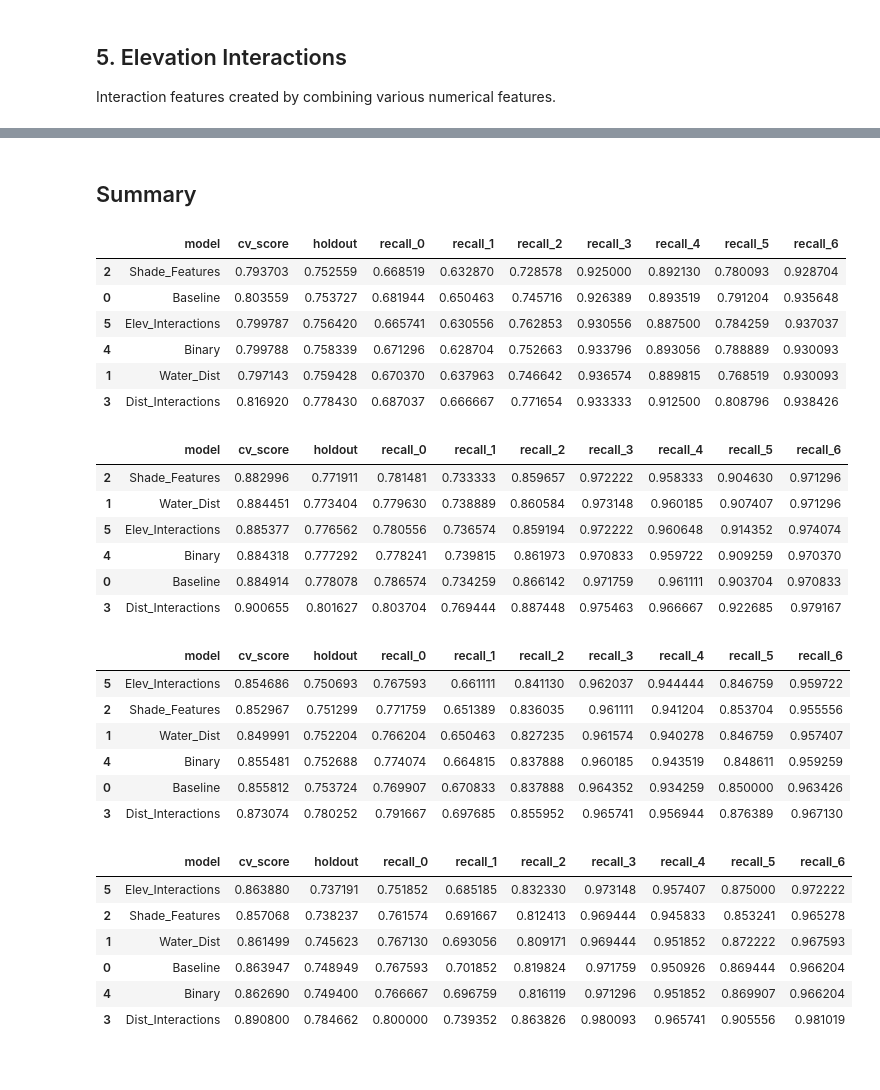
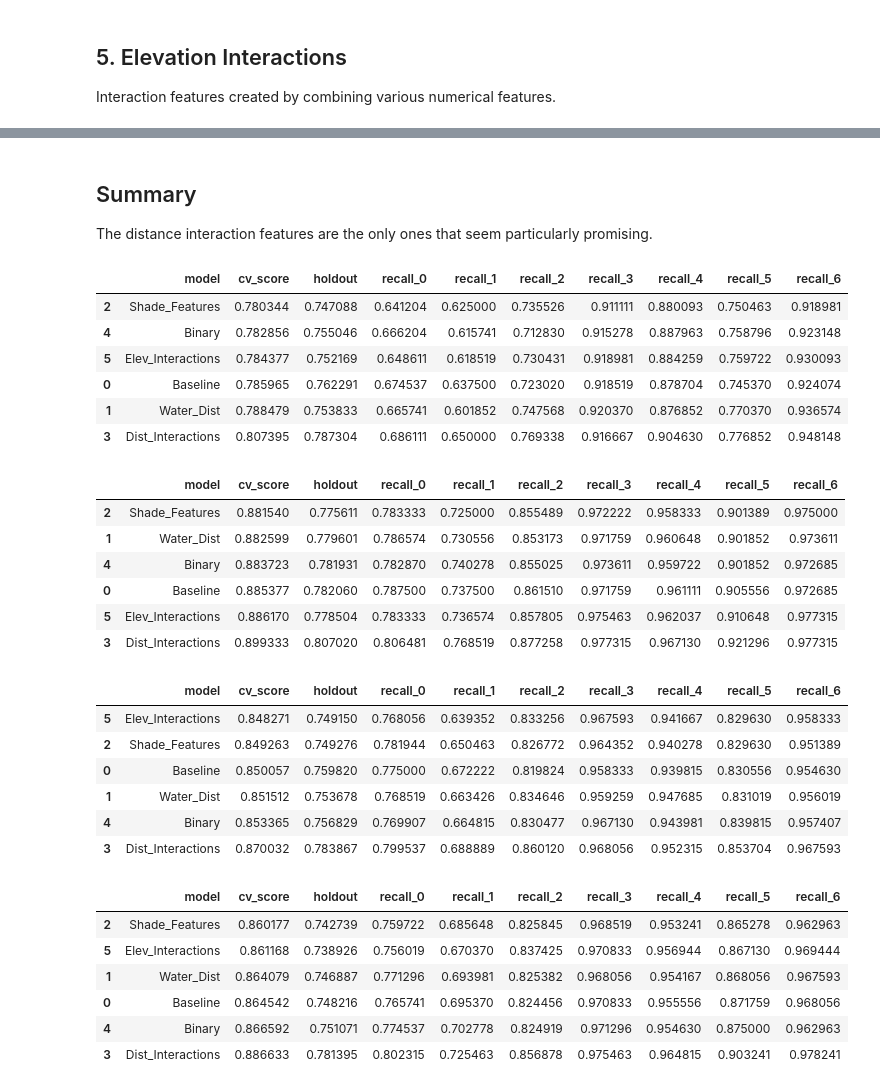
Before and after one commit to rsizem2/forest-cover-type-prediction, a Jupyter notebook: notebooks/Notebook 3a - Numerical Feature Engineering.ipynb, the cells around one changed output, grey strips where cells are left out. Drawn from its saved outputs; the diff is of its cells as text; code cells hidden in the pictures.

```diff
--- a/notebooks/Notebook 3a - Numerical Feature Engineering.ipynb
+++ b/notebooks/Notebook 3a - Numerical Feature Engineering.ipynb
@@ -36,8 +36,19 @@ warnings.filterwarnings('ignore')
+# %%
+# Encode soil type
+def categorical_encoding(input_df):
+    data = input_df.copy()
+    data['Soil_Type'] = 0
+    soil_features = list()
+    for i in range(1,41):
+        data['Soil_Type'] += i*data[f'Soil_Type{i}']
+        soil_features.append(f'Soil_Type{i}')
+    nonsoil_features = [x for x in data.columns if x not in soil_features]
+    return data[nonsoil_features]
 # %%
 %%time
 
 # Load original data
-original = pd.read_feather('../data/original.feather')
+original = categorical_encoding(pd.read_feather('../data/original.feather'))
 
 # Label Encode
 old_encoder = LabelEncoder()
@@ -546,58 +557,60 @@ Training Time: 35.68s
 # %% [markdown]
 ## Summary
+
+The distance interaction features are the only ones that seem particularly promising.
 # %%
 # AdaBoost
 pd.DataFrame.from_records(
     data = adaboost_scores,
     columns = ['model','cv_score','holdout','recall_0','recall_1','recall_2','recall_3','recall_4','recall_5','recall_6']
-).sort_values('holdout')
+).sort_values('cv_score')
 # %% [output]
 |  | model | cv_score | holdout | recall_0 | recall_1 | recall_2 | recall_3 | recall_4 | recall_5 | recall_6 |
-| 2 | Shade_Features | 0.793703 | 0.752559 | 0.668519 | 0.632870 | 0.728578 | 0.925000 | 0.892130 | 0.780093 | 0.928704 |
-| 0 | Baseline | 0.803559 | 0.753727 | 0.681944 | 0.650463 | 0.745716 | 0.926389 | 0.893519 | 0.791204 | 0.935648 |
-| 5 | Elev_Interactions | 0.799787 | 0.756420 | 0.665741 | 0.630556 | 0.762853 | 0.930556 | 0.887500 | 0.784259 | 0.937037 |
-| 4 | Binary | 0.799788 | 0.758339 | 0.671296 | 0.628704 | 0.752663 | 0.933796 | 0.893056 | 0.788889 | 0.930093 |
-| 1 | Water_Dist | 0.797143 | 0.759428 | 0.670370 | 0.637963 | 0.746642 | 0.936574 | 0.889815 | 0.768519 | 0.930093 |
-| 3 | Dist_Interactions | 0.816920 | 0.778430 | 0.687037 | 0.666667 | 0.771654 | 0.933333 | 0.912500 | 0.808796 | 0.938426 |
+| 2 | Shade_Features | 0.780344 | 0.747088 | 0.641204 | 0.625000 | 0.735526 | 0.911111 | 0.880093 | 0.750463 | 0.918981 |
+| 4 | Binary | 0.782856 | 0.755046 | 0.666204 | 0.615741 | 0.712830 | 0.915278 | 0.887963 | 0.758796 | 0.923148 |
+| 5 | Elev_Interactions | 0.784377 | 0.752169 | 0.648611 | 0.618519 | 0.730431 | 0.918981 | 0.884259 | 0.759722 | 0.930093 |
+| 0 | Baseline | 0.785965 | 0.762291 | 0.674537 | 0.637500 | 0.723020 | 0.918519 | 0.878704 | 0.745370 | 0.924074 |
+| 1 | Water_Dist | 0.788479 | 0.753833 | 0.665741 | 0.601852 | 0.747568 | 0.920370 | 0.876852 | 0.770370 | 0.936574 |
+| 3 | Dist_Interactions | 0.807395 | 0.787304 | 0.686111 | 0.650000 | 0.769338 | 0.916667 | 0.904630 | 0.776852 | 0.948148 |
 # %%
 # ExtraTrees
 pd.DataFrame.from_records(
     data = extratrees_scores,
     columns = ['model','cv_score','holdout','recall_0','recall_1','recall_2','recall_3','recall_4','recall_5','recall_6']
-).sort_values('holdout')
+).sort_values('cv_score')
 # %% [output]
 |  | model | cv_score | holdout | recall_0 | recall_1 | recall_2 | recall_3 | recall_4 | recall_5 | recall_6 |
-| 2 | Shade_Features | 0.882996 | 0.771911 | 0.781481 | 0.733333 | 0.859657 | 0.972222 | 0.958333 | 0.904630 | 0.971296 |
-| 1 | Water_Dist | 0.884451 | 0.773404 | 0.779630 | 0.738889 | 0.860584 | 0.973148 | 0.960185 | 0.907407 | 0.971296 |
-| 5 | Elev_Interactions | 0.885377 | 0.776562 | 0.780556 | 0.736574 | 0.859194 | 0.972222 | 0.960648 | 0.914352 | 0.974074 |
-| 4 | Binary | 0.884318 | 0.777292 | 0.778241 | 0.739815 | 0.861973 | 0.970833 | 0.959722 | 0.909259 | 0.970370 |
-| 0 | Baseline | 0.884914 | 0.778078 | 0.786574 | 0.734259 | 0.866142 | 0.971759 | 0.961111 | 0.903704 | 0.970833 |
-| 3 | Dist_Interactions | 0.900655 | 0.801627 | 0.803704 | 0.769444 | 0.887448 | 0.975463 | 0.966667 | 0.922685 | 0.979167 |
+| 2 | Shade_Features | 0.881540 | 0.775611 | 0.783333 | 0.725000 | 0.855489 | 0.972222 | 0.958333 | 0.901389 | 0.975000 |
+| 1 | Water_Dist | 0.882599 | 0.779601 | 0.786574 | 0.730556 | 0.853173 | 0.971759 | 0.960648 | 0.901852 | 0.973611 |
+| 4 | Binary | 0.883723 | 0.781931 | 0.782870 | 0.740278 | 0.855025 | 0.973611 | 0.959722 | 0.901852 | 0.972685 |
+| 0 | Baseline | 0.885377 | 0.782060 | 0.787500 | 0.737500 | 0.861510 | 0.971759 | 0.961111 | 0.905556 | 0.972685 |
+| 5 | Elev_Interactions | 0.886170 | 0.778504 | 0.783333 | 0.736574 | 0.857805 | 0.975463 | 0.962037 | 0.910648 | 0.977315 |
+| 3 | Dist_Interactions | 0.899333 | 0.807020 | 0.806481 | 0.768519 | 0.877258 | 0.977315 | 0.967130 | 0.921296 | 0.977315 |
 # %%
 # Bagging
 pd.DataFrame.from_records(
     data = bagging_scores,
     columns = ['model','cv_score','holdout','recall_0','recall_1','recall_2','recall_3','recall_4','recall_5','recall_6']
-).sort_values('holdout')
+).sort_values('cv_score')
 # %% [output]
 |  | model | cv_score | holdout | recall_0 | recall_1 | recall_2 | recall_3 | recall_4 | recall_5 | recall_6 |
-| 5 | Elev_Interactions | 0.854686 | 0.750693 | 0.767593 | 0.661111 | 0.841130 | 0.962037 | 0.944444 | 0.846759 | 0.959722 |
-| 2 | Shade_Features | 0.852967 | 0.751299 | 0.771759 | 0.651389 | 0.836035 | 0.961111 | 0.941204 | 0.853704 | 0.955556 |
-| 1 | Water_Dist | 0.849991 | 0.752204 | 0.766204 | 0.650463 | 0.827235 | 0.961574 | 0.940278 | 0.846759 | 0.957407 |
-| 4 | Binary | 0.855481 | 0.752688 | 0.774074 | 0.664815 | 0.837888 | 0.960185 | 0.943519 | 0.848611 | 0.959259 |
-| 0 | Baseline | 0.855812 | 0.753724 | 0.769907 | 0.670833 | 0.837888 | 0.964352 | 0.934259 | 0.850000 | 0.963426 |
-| 3 | Dist_Interactions | 0.873074 | 0.780252 | 0.791667 | 0.697685 | 0.855952 | 0.965741 | 0.956944 | 0.876389 | 0.967130 |
+| 5 | Elev_Interactions | 0.848271 | 0.749150 | 0.768056 | 0.639352 | 0.833256 | 0.967593 | 0.941667 | 0.829630 | 0.958333 |
+| 2 | Shade_Features | 0.849263 | 0.749276 | 0.781944 | 0.650463 | 0.826772 | 0.964352 | 0.940278 | 0.829630 | 0.951389 |
+| 0 | Baseline | 0.850057 | 0.759820 | 0.775000 | 0.672222 | 0.819824 | 0.958333 | 0.939815 | 0.830556 | 0.954630 |
+| 1 | Water_Dist | 0.851512 | 0.753678 | 0.768519 | 0.663426 | 0.834646 | 0.959259 | 0.947685 | 0.831019 | 0.956019 |
+| 4 | Binary | 0.853365 | 0.756829 | 0.769907 | 0.664815 | 0.830477 | 0.967130 | 0.943981 | 0.839815 | 0.957407 |
+| 3 | Dist_Interactions | 0.870032 | 0.783867 | 0.799537 | 0.688889 | 0.860120 | 0.968056 | 0.952315 | 0.853704 | 0.967593 |
 # %%
 # Random Forest
 pd.DataFrame.from_records(
     data = random_scores,
     columns = ['model','cv_score','holdout','recall_0','recall_1','recall_2','recall_3','recall_4','recall_5','recall_6']
-).sort_values('holdout')
+).sort_values('cv_score')
 # %% [output]
 |  | model | cv_score | holdout | recall_0 | recall_1 | recall_2 | recall_3 | recall_4 | recall_5 | recall_6 |
-| 5 | Elev_Interactions | 0.863880 | 0.737191 | 0.751852 | 0.685185 | 0.832330 | 0.973148 | 0.957407 | 0.875000 | 0.972222 |
-| 2 | Shade_Features | 0.857068 | 0.738237 | 0.761574 | 0.691667 | 0.812413 | 0.969444 | 0.945833 | 0.853241 | 0.965278 |
-| 1 | Water_Dist | 0.861499 | 0.745623 | 0.767130 | 0.693056 | 0.809171 | 0.969444 | 0.951852 | 0.872222 | 0.967593 |
-| 0 | Baseline | 0.863947 | 0.748949 | 0.767593 | 0.701852 | 0.819824 | 0.971759 | 0.950926 | 0.869444 | 0.966204 |
-| 4 | Binary | 0.862690 | 0.749400 | 0.766667 | 0.696759 | 0.816119 | 0.971296 | 0.951852 | 0.869907 | 0.966204 |
-| 3 | Dist_Interactions | 0.890800 | 0.784662 | 0.800000 | 0.739352 | 0.863826 | 0.980093 | 0.965741 | 0.905556 | 0.981019 |
+| 2 | Shade_Features | 0.860177 | 0.742739 | 0.759722 | 0.685648 | 0.825845 | 0.968519 | 0.953241 | 0.865278 | 0.962963 |
+| 5 | Elev_Interactions | 0.861168 | 0.738926 | 0.756019 | 0.670370 | 0.837425 | 0.970833 | 0.956944 | 0.867130 | 0.969444 |
+| 1 | Water_Dist | 0.864079 | 0.746887 | 0.771296 | 0.693981 | 0.825382 | 0.968056 | 0.954167 | 0.868056 | 0.967593 |
+| 0 | Baseline | 0.864542 | 0.748216 | 0.765741 | 0.695370 | 0.824456 | 0.970833 | 0.955556 | 0.871759 | 0.968056 |
+| 4 | Binary | 0.866592 | 0.751071 | 0.774537 | 0.702778 | 0.824919 | 0.971296 | 0.954630 | 0.875000 | 0.962963 |
+| 3 | Dist_Interactions | 0.886633 | 0.781395 | 0.802315 | 0.725463 | 0.856878 | 0.975463 | 0.964815 | 0.903241 | 0.978241 |
```
Also changed, not shown: parts of 8 cells of this notebook, 3 other files.
